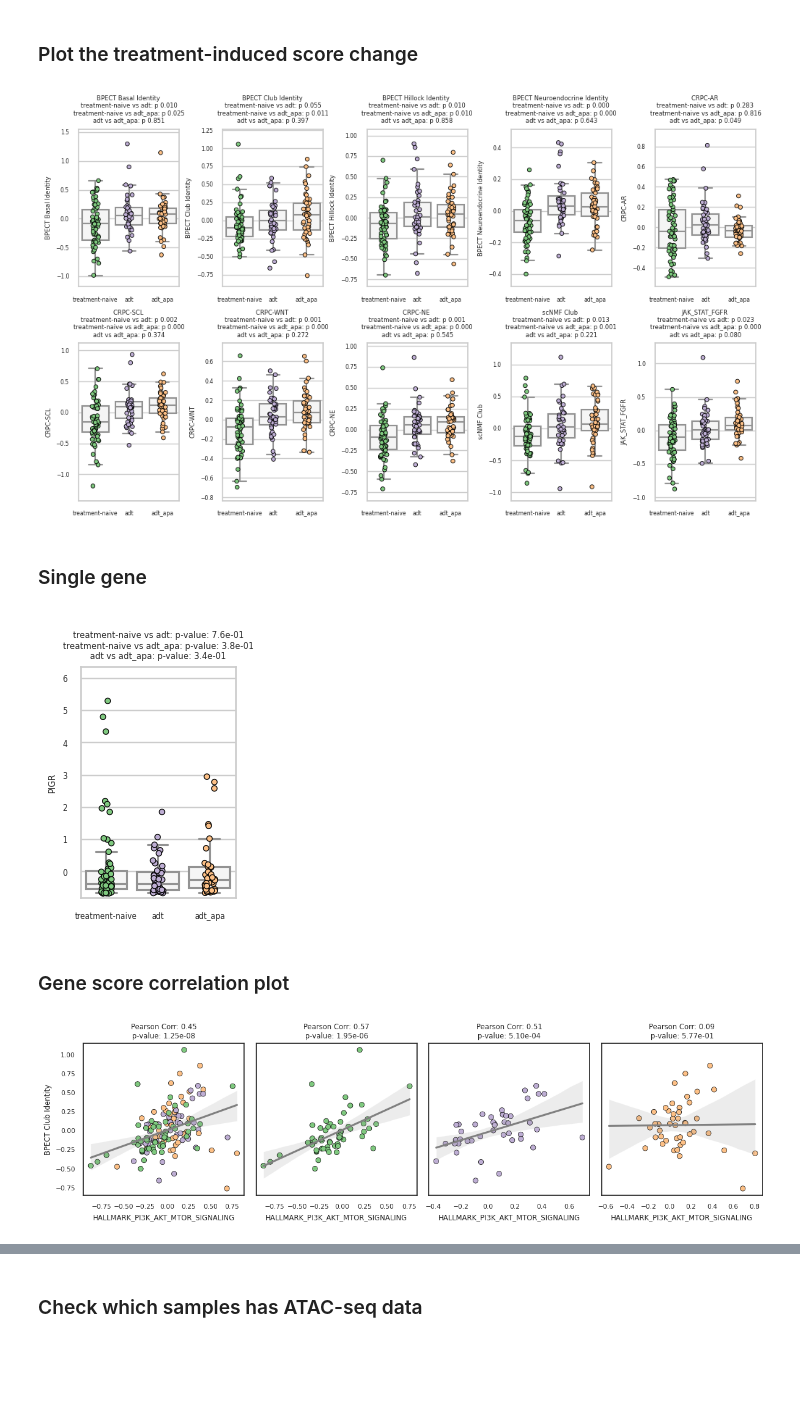
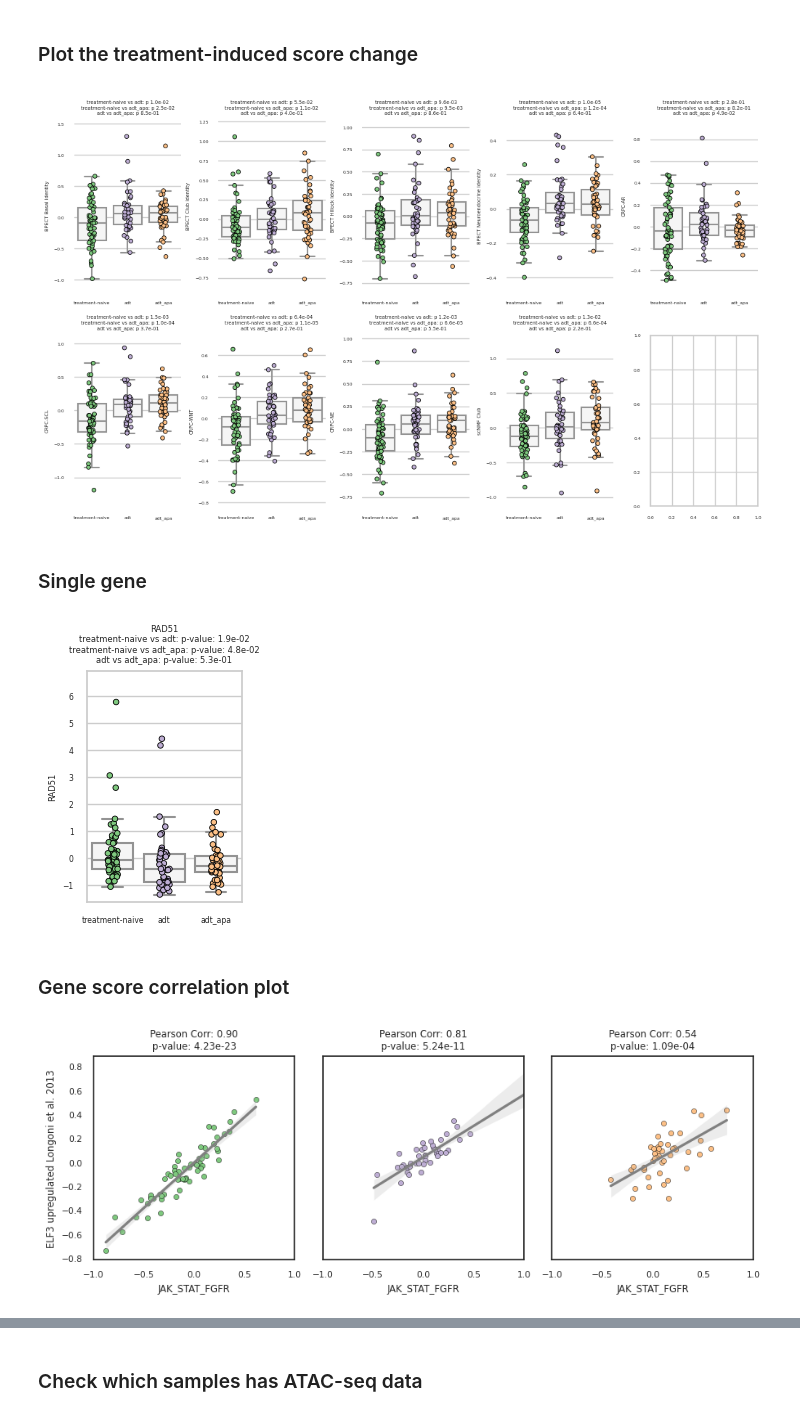
Before and after one commit to akiviaho/hillock_senescence, a Jupyter notebook: club_expression_profile_enrichment_test.ipynb, the cells around one changed output, grey strips where cells are left out. Saved outputs shown, nothing was run; the diff lists cells and outputs as text; code cells hidden in the pictures; blank space fills up the shorter version.

```diff
--- a/club_expression_profile_enrichment_test.ipynb
+++ b/club_expression_profile_enrichment_test.ipynb
@@ -1442,11 +1521,11 @@ plt.show()
 # USE MEDIAN ZSCORE REGRESSED FOR HALLMARK_ANDROGEN_RESPONSE & BPECT LUMINAL IDENTITY
 
 # Simple
-sns.set_theme(style='whitegrid',font_scale=0.5,palette='Accent')
+sns.set_theme(style='whitegrid',font_scale=0.4,palette='Accent')
 
-modules = [
+modules = [#'BPECT Luminal Identity',
     'BPECT Basal Identity', 'BPECT Club Identity', 'BPECT Hillock Identity', 'BPECT Neuroendocrine Identity',
-    'CRPC-AR', 'CRPC-SCL', 'CRPC-WNT', 'CRPC-NE', 'scNMF Club', 'JAK_STAT_FGFR'
+    'CRPC-AR', 'CRPC-SCL', 'CRPC-WNT', 'CRPC-NE', 'scNMF Club', #'JAK_STAT_FGFR'
 ]
 
 cat = 'TRT_GROUP'#'TRT_GROUP_SIMPLE'
@@ -1487,16 +1566,23 @@ for idx, signature in enumerate(modules):
     for g1, g2 in list(combinations(dat[cat].cat.categories,2)):
         stat, pval = ranksums(dat[dat[cat] == g1][signature],
                 dat[dat[cat] == g2][signature])
-        title = title + '\n' + f'{g1} vs {g2}: p {pval:.3f}'
+        title = title + '\n' + f'{g1} vs {g2}: p {pval:.1e}'
 
     ax.set_xlabel('')
+
+    ax.spines['top'].set_visible(False)
+    ax.spines['right'].set_visible(False)
+    ax.spines['bottom'].set_visible(False)
+    ax.spines['left'].set_visible(False)
     ax.set_ylim(dat[signature].min() * 1.2, dat[signature].max() * 1.2)
-    ax.set_title(f'{signature} {title}')
+    ax.set_title(f'{title}')
 
 plt.tight_layout()
+
+plt.savefig('./plots/tmp/boxplot.pdf')
 plt.show()
 # %% [output]
-[figure, old version]
+[figure, new version]
 # %% [markdown]
 ### Single gene
 # %%
@@ -1505,7 +1591,7 @@ plt.show()
 # Simple
 sns.set_theme(style='whitegrid',font_scale=0.5,palette='Accent')
 
-gene_name = 'PIGR'
+gene_name = 'RAD51'
 cat = 'TRT_GROUP'
 
 plt.figure(figsize=(2,3))
@@ -1541,54 +1627,66 @@ plt.title(title)
 
 plt.show()
 # %% [output]
-[figure, old version]
+[figure, new version]
 # %% [markdown]
 ### Gene score correlation plot
 # %%
-y_var = 'BPECT Club Identity'
-x_var = 'HALLMARK_PI3K_AKT_MTOR_SIGNALING'
-
 sns.set_theme(style='white', palette='Accent',font_scale=0.7)
-plot_df = dat[dat['TRT_GROUP'] == 'treatment-naive'].copy() # treatment-naive, adt, adt_apa
-
+x_var = 'JAK_STAT_FGFR'#'scNMF Club','HALLMARK_PI3K_AKT_MTOR_SIGNALING'
+y_var = 'ELF3 upregulated Longoni et al. 2013'#'BPECT Club Identity'
+pal = sns.color_palette('Accent')
 
 plot_dfs = [
-    dat.copy(),
+    #dat.copy(),
     dat[dat['TRT_GROUP'] == 'treatment-naive'].copy(),
     dat[dat['TRT_GROUP'] == 'adt'].copy(),
     dat[dat['TRT_GROUP'] == 'adt_apa'].copy()
 
 ]
 
-fig, axs = plt.subplots(1,4,figsize=(12,3.5),sharex=False,sharey=True)
+fig, axs = plt.subplots(1,len(plot_dfs),figsize=(3* len(plot_dfs),3.5),sharex=False,sharey=True)
+
+xlims = [dat[x_var].min()*1.2, dat[x_var].max() *1.2]
+xlims = [-1,1]
 
 for i,plot_df in enumerate(plot_dfs):
     ax = axs[i]
-    xlims = [plot_df[x_var].min() + plot_df[x_var].min()*0.2, plot_df[x_var].max() + plot_df[x_var].max()*0.2]
-    ylims = [plot_df[y_var].min() + plot_df[y_var].min()*0.2, plot_df[y_var].max() + plot_df[y_var].max()*0.2]
 
     # Calculate Spearman correlation
     corr, p_value = spearmanr(plot_df[x_var], plot_df[y_var])
 
     # Create the scatter plot with regression line
 
-    sns.scatterplot(data=plot_df, x=x_var, y=y_var, hue="TRT_GROUP",edgecolor='black',linewidth=0.5,legend=False,ax=ax)
-    sns.regplot(data=plot_df, x=x_var, y=y_var, scatter=False, color='gray',ax=ax)
+    sns.scatterplot(plot_df,
+                x = x_var,
+                y= y_var,
+                edgecolor='black',
+                linewidth=0.3,
+                c=pal[i],
+                s = 20,
+                ax=ax
+                )
+    sns.regplot(plot_df,
+                x = x_var,
+                y= y_var,
+                scatter=False,
+                color='gray',
+                ax=ax
+                )
 
+    ax.set_xlim(xlims)
     # Add correlation and p-value text to the plot
     ax.set_title( f'Pearson Corr: {corr:.2f}\np-value: {p_value:.2e}')
-
-
 
 x_var_save = x_var.replace(' ','_')
 y_var_save = y_var.replace(' ','_')
 
 
 plt.tight_layout()
 # Show the plot
 
 #plt.savefig(plot_save_path + f'ARNEO_{x_var_save}_{y_var_save}_correlation_plot.png',dpi=120)
 #plt.savefig(plot_save_path + f'ARNEO_{x_var_save}_{y_var_save}_correlation_plot.pdf')
 plt.show()
 # %% [output]
-[figure, old version]
+[figure, new version]
```
Also changed, not shown: parts of 40 cells of this notebook.
